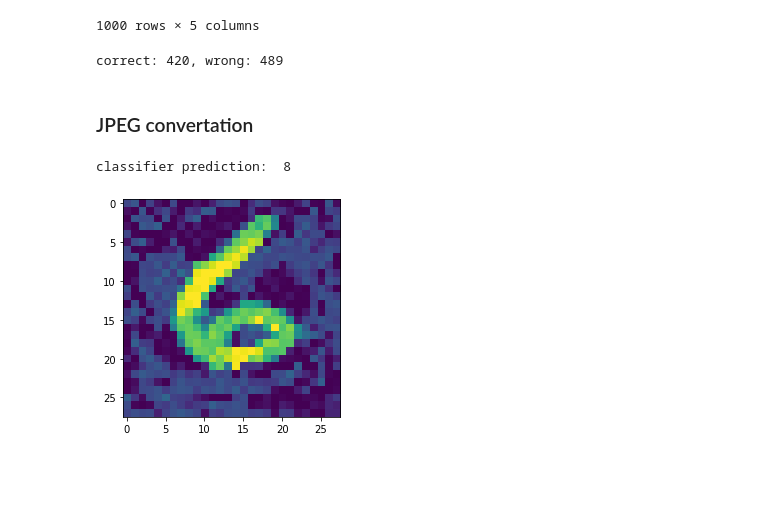
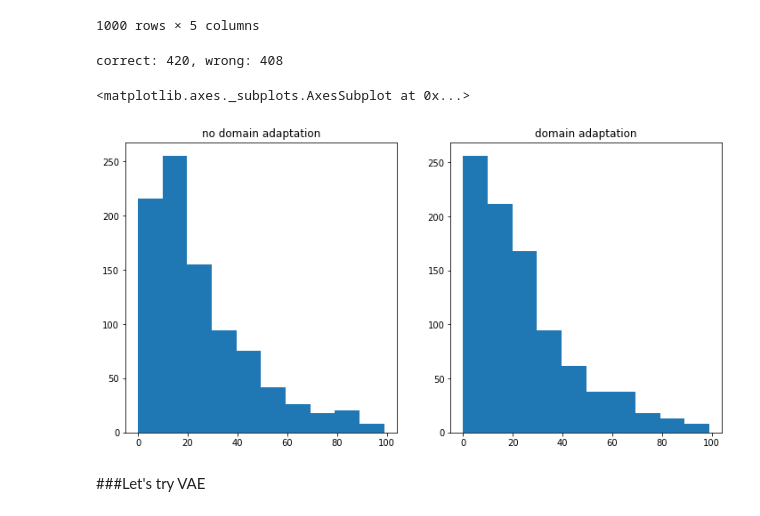
Before and after one commit to a-chubcheva/Excessive-invariance, a Jupyter notebook: autoencoder.ipynb, the cells around one changed output. Cells and saved outputs as stored; diff of their text form; code cells hidden in the pictures; blank space fills up the shorter version.

```diff
--- a/autoencoder.ipynb
+++ b/autoencoder.ipynb
@@ -454,7 +375,7 @@ print('correct: {}, wrong: {}'.format(correct, wrong))
 correct: 320, wrong: 275
 # %%
 # flip: current label != initial label
-df2 = pd.read_csv('test_domain_adaptation2.csv')
+df2 = pd.read_csv('results/test_domain_adaptation2.csv')
 df2
 # %% [output]
 |  | Unnamed: 0 | input | target | flip | flip_da |
@@ -475,9 +396,7 @@ tmp = df2[df2['flip'].notnull()]
 correct = len(tmp[tmp['flip_da'].isna()])
 tmp = tmp[tmp['flip_da'].notnull()]
 correct += len(tmp[tmp['flip_da'] > tmp['flip']])
-wrong = len(tmp[tmp['flip_da'] <= tmp['flip']])
+wrong = len(tmp[tmp['flip_da'] < tmp['flip']])
 print('correct: {}, wrong: {}'.format(correct, wrong))
 # %% [output]
-correct: 420, wrong: 489
+correct: 420, wrong: 408
-# %% [markdown]
-### JPEG convertation
@@ -502,8 +403,14 @@ def to_jpg_and_back(img):
-# %%
-adv_jpg = to_jpg_and_back(adv)
-plt.imshow(adv_jpg[0])
-
-print('classifier prediction: ', classifier.predict_by_image(adv_jpg, autoencoder))
-# %% [output]
-classifier prediction:  8
-[figure, removed]
+# %%
+fig = plt.figure(figsize=(12,6))
+fig.add_subplot(1, 2, 1)
+plt.title('no domain adaptation')
+plt.hist(df2['flip']);
+
+fig.add_subplot(1, 2, 2)
+plt.title('domain adaptation')
+plt.hist(df2['flip_da']);fig.add_subplot(1, 2, 1)
+# %% [output]
+<matplotlib.axes._subplots.AxesSubplot at 0x...>
+[figure, added]
+# %% [markdown]
+###Let's try VAE
```
Also changed, not shown: parts of 30 cells of this notebook, 2 other files.
